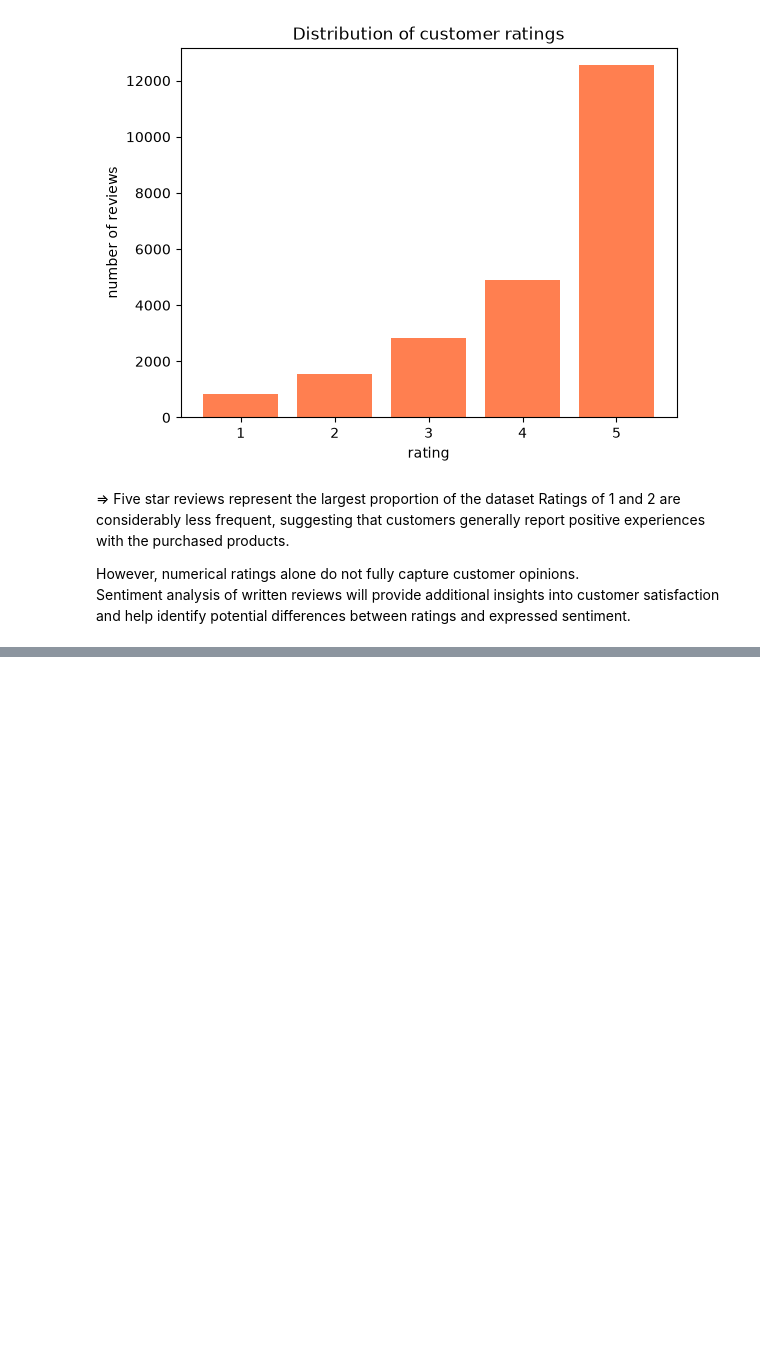
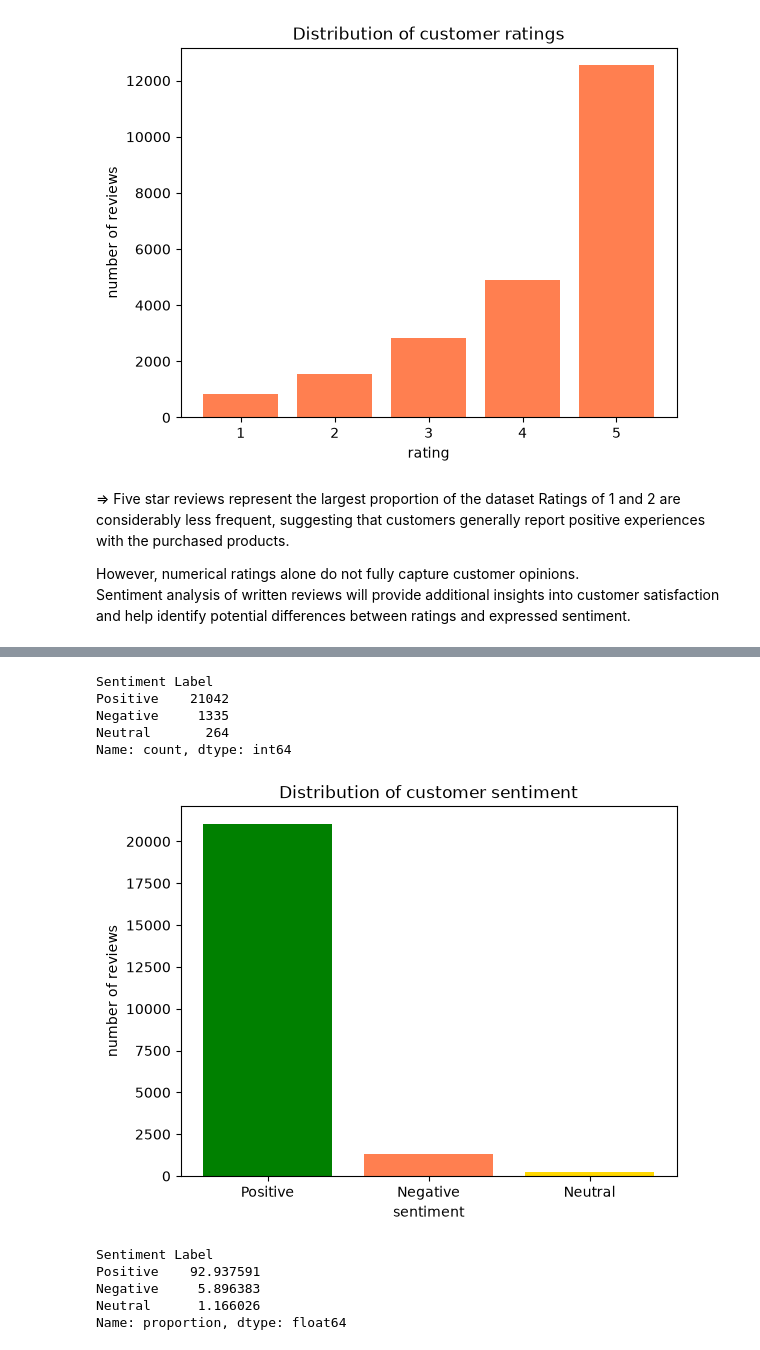
Before and after one commit to teodoramaksimovic/ecommerce-reviews-sentiment-analysis, a Jupyter notebook: notebooks/ecommerce_sentiment_analysis.ipynb, the cells around one changed output, grey strips where cells are left out. Drawn from its saved outputs; the diff is of its cells as text; code cells hidden in the pictures; blank space fills up the shorter version.

Commit message:
Sentiment analysis

```diff
--- a/notebooks/ecommerce_sentiment_analysis.ipynb
+++ b/notebooks/ecommerce_sentiment_analysis.ipynb
@@ -213,0 +225,20 @@ data.to_csv('../data/cleaned_reviews.csv', index=False)
+# %%
+negative_sentiment = []
+positive_sentiment = []
+neutral_sentiment = []
+compound_sentiment = []
+
+analyzer = SentimentIntensityAnalyzer()
+
+for text in data['Review Text']:
+    scores = analyzer.polarity_scores(text)
+
+    negative_sentiment.append(scores['neg'])
+    positive_sentiment.append(scores['pos'])
+    neutral_sentiment.append(scores['neu'])
+    compound_sentiment.append(scores['compound'])
+
+data['Negative Score'] = negative_sentiment
+data['Positive Score'] = positive_sentiment
+data['Neutral Score'] = neutral_sentiment
+data['Sentiment Score'] = compound_sentiment
@@ -213,0 +254,10 @@ data.to_csv('../data/cleaned_reviews.csv', index=False)
+# %%
+def classify_sentiment(score):
+    if score >= 0.05:
+        return 'Positive'
+    elif score <= -0.05:
+        return 'Negative'
+    else:
+        return 'Neutral'
+# %%
+data['Sentiment Label'] = data['Sentiment Score'].apply(classify_sentiment)
@@ -213,0 +278,31 @@ data.to_csv('../data/cleaned_reviews.csv', index=False)
+# %%
+sentiment_counts = data['Sentiment Label'].value_counts()
+sentiment_counts
+# %% [output]
+Sentiment Label
+Positive    21042
+Negative     1335
+Neutral       264
+Name: count, dtype: int64
+# %%
+plt.bar(
+    sentiment_counts.index,
+    sentiment_counts.values,
+    color=['green', 'coral', 'gold']
+)
+
+plt.title('Distribution of customer sentiment')
+plt.xlabel('sentiment')
+plt.ylabel('number of reviews')
+
+plt.show()
+# %% [output]
+[figure, added]
+# %%
+data['Sentiment Label'].value_counts(normalize=True) * 100
+# %% [output]
+Sentiment Label
+Positive    92.937591
+Negative     5.896383
+Neutral      1.166026
+Name: proportion, dtype: float64
```
Also changed, not shown: parts of 5 cells of this notebook, 1 other file.
